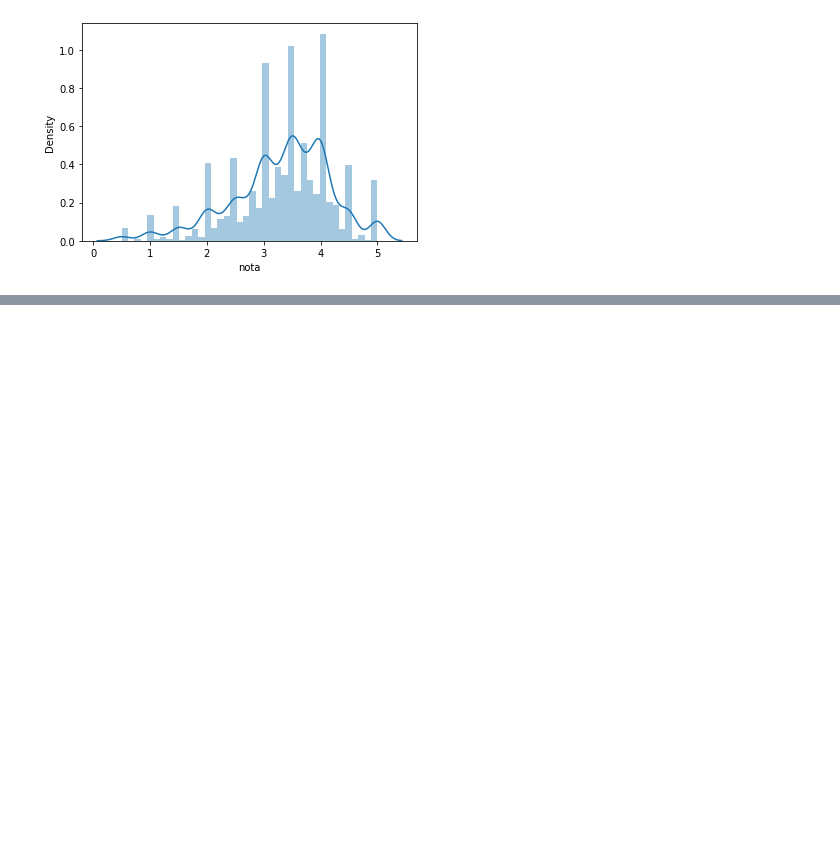
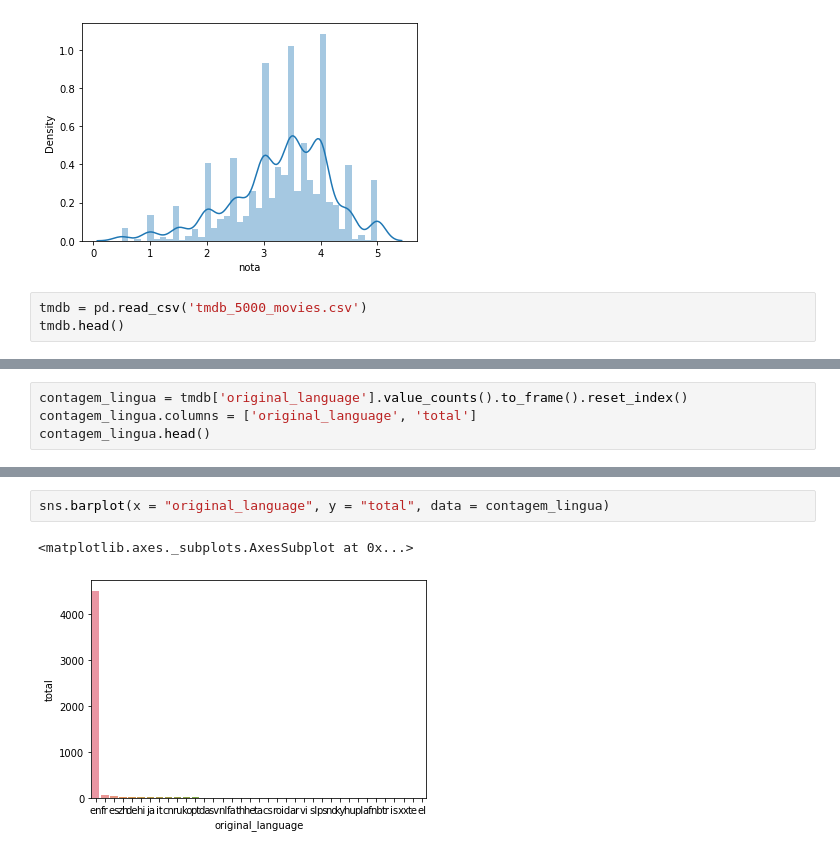
Before and after one commit to alanfmorato/MovieReview, a Jupyter notebook: Movie_Analysis.ipynb, the cells around one changed output, grey strips where cells are left out. Cells and saved outputs as stored; diff of their text form; blank space fills up the shorter version.

```diff
--- a/Movie_Analysis.ipynb
+++ b/Movie_Analysis.ipynb
@@ -165,3 +165,6 @@ sns.distplot(medias_filmes, bins=40)
 # %% [output]
 <matplotlib.axes._subplots.AxesSubplot at 0x...>
 [figure]
+# %%
+tmdb = pd.read_csv('tmdb_5000_movies.csv')
+tmdb.head()
@@ -167,0 +189,4 @@ sns.distplot(medias_filmes, bins=40)
+# %%
+contagem_lingua = tmdb['original_language'].value_counts().to_frame().reset_index()
+contagem_lingua.columns = ['original_language', 'total']
+contagem_lingua.head()
@@ -167,0 +200,5 @@ sns.distplot(medias_filmes, bins=40)
+# %%
+sns.barplot(x = "original_language", y = "total", data = contagem_lingua)
+# %% [output]
+<matplotlib.axes._subplots.AxesSubplot at 0x...>
+[figure, added]
```
Also changed, not shown: parts of 19 cells of this notebook.
